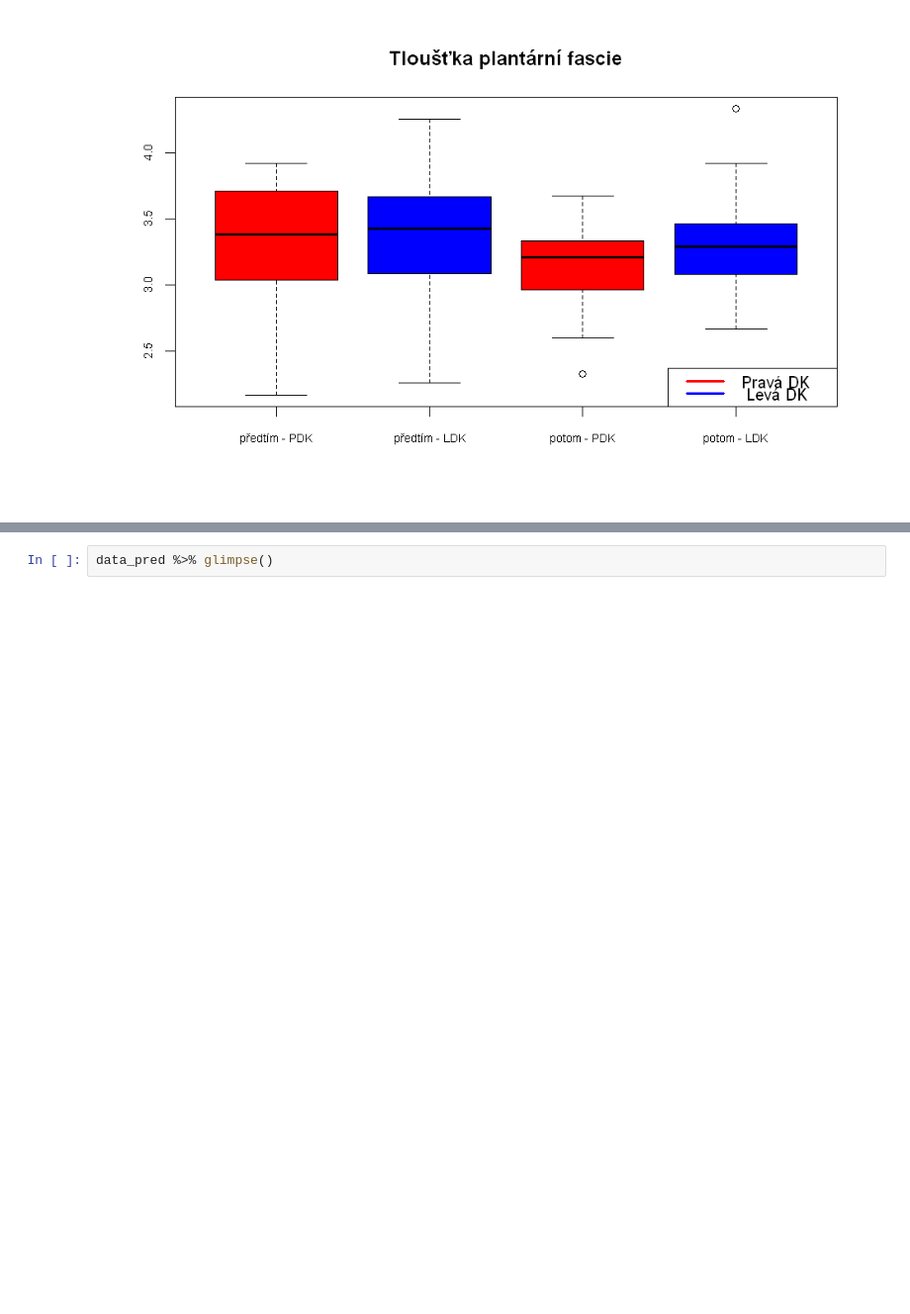
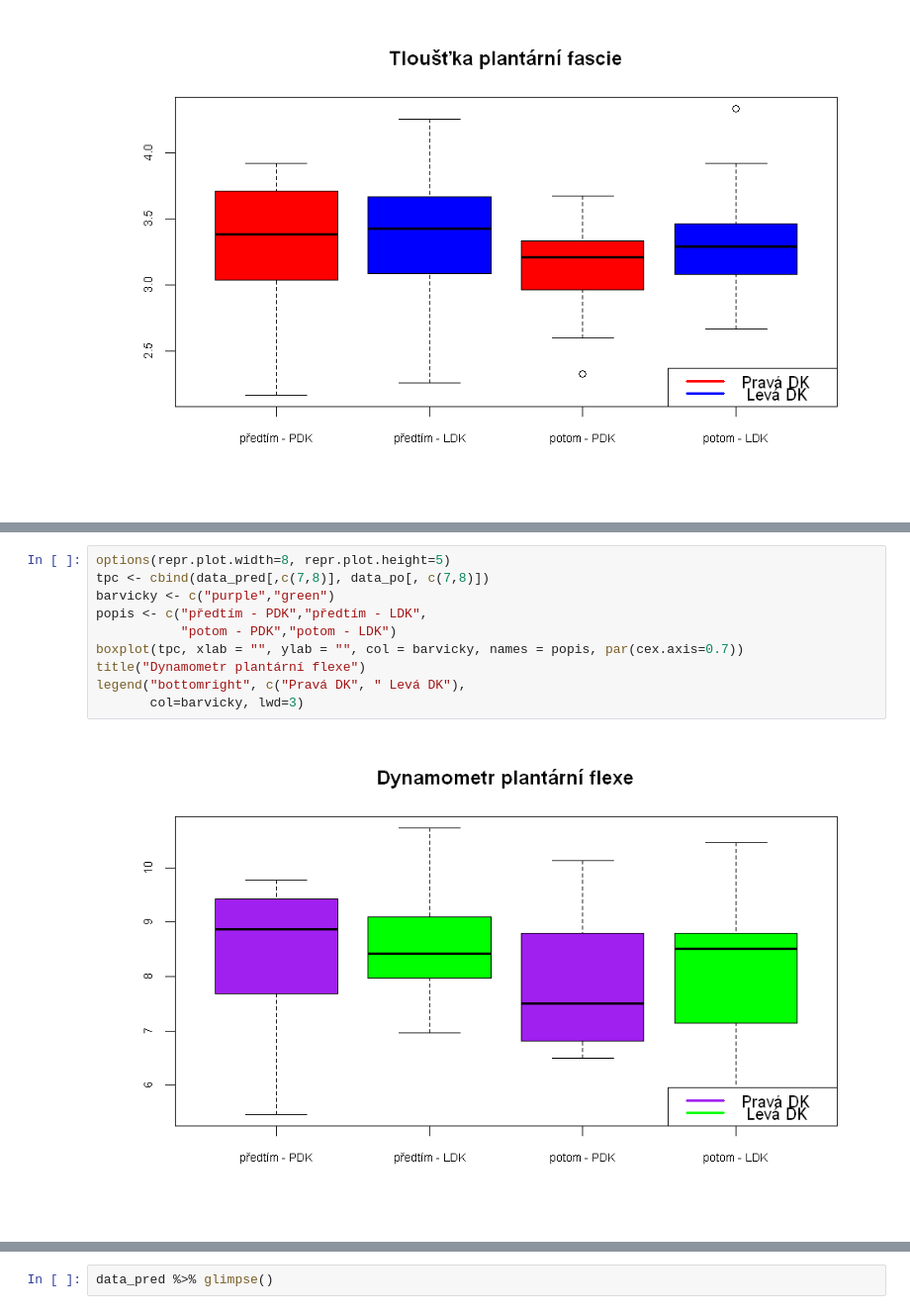
Before and after one commit to magicbeans817/Ondra---bc, a Jupyter notebook: Metodologie.ipynb, the cells around one changed output, grey strips where cells are left out. Shown at 99% size. Saved outputs shown, nothing was run; the diff lists cells and outputs as text; blank space fills up the shorter version.

```diff
--- a/Metodologie.ipynb
+++ b/Metodologie.ipynb
@@ -201,0 +199,12 @@ legend("bottomright", c("Pravá DK", " Levá DK"),
+# %%
+options(repr.plot.width=8, repr.plot.height=5)
+tpc <- cbind(data_pred[,c(7,8)], data_po[, c(7,8)])
+barvicky <- c("purple","green")
+popis <- c("předtím - PDK","předtím - LDK",
+           "potom - PDK","potom - LDK")
+boxplot(tpc, xlab = "", ylab = "", col = barvicky, names = popis, par(cex.axis=0.7))
+title("Dynamometr plantární flexe")
+legend("bottomright", c("Pravá DK", " Levá DK"),
+       col=barvicky, lwd=3)
+# %% [output]
+[figure, added]
```
Also changed, not shown: parts of 4 cells of this notebook.
